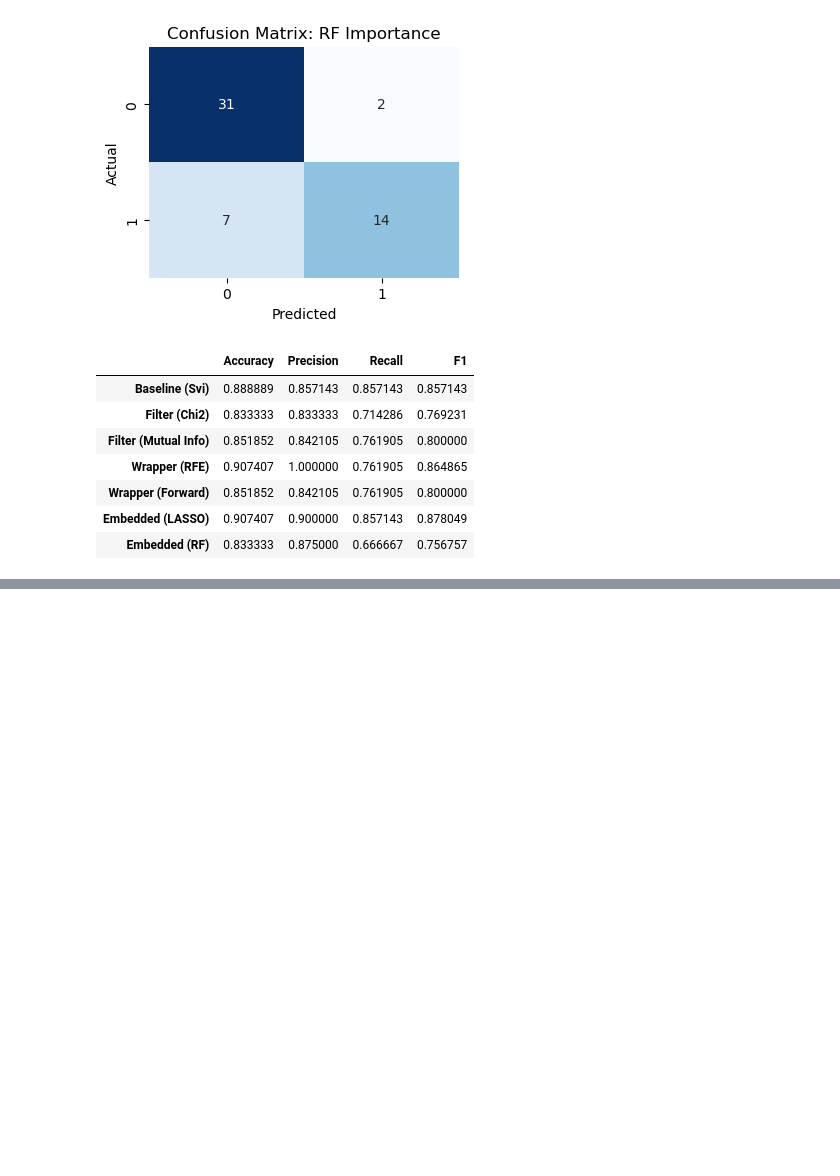
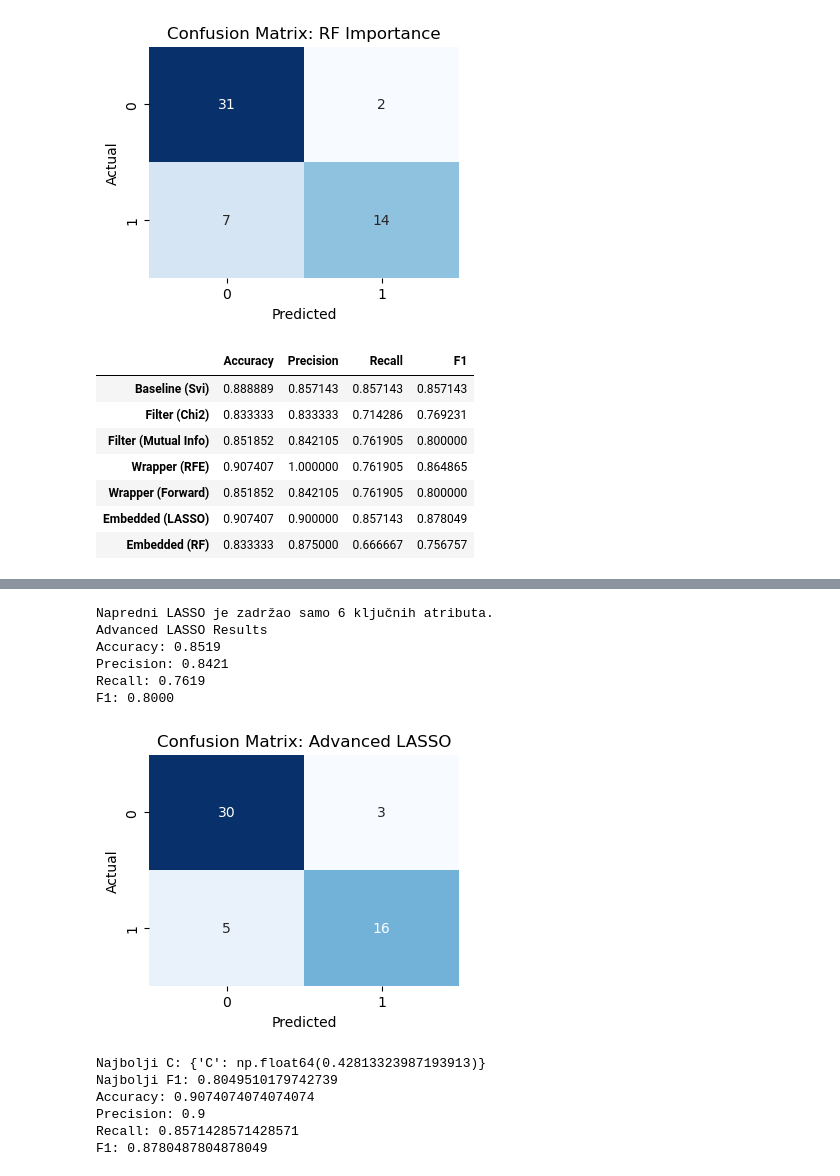
Before and after one commit to iva2410/prikupljanje-i-preobrada-inforamcija, a Jupyter notebook: featureselection.ipynb, the cells around one changed output, grey strips where cells are left out. Drawn from its saved outputs; the diff is of its cells as text; code cells hidden in the pictures; blank space fills up the shorter version.

```diff
--- a/featureselection.ipynb
+++ b/featureselection.ipynb
@@ -391,0 +448,70 @@ plt.show()
+# %%
+# Jača L1 regularizacija za postizanje Sparse strukture
+advanced_lasso = LogisticRegression(
+    penalty='l1',
+    solver='liblinear',
+    C=0.05,  # Manji C = strog kriterijum selekcije
+    random_state=42
+)
+advanced_lasso.fit(X_train_scaled, y_train)
+
+# Izdvajanje atributa koji su "preživeli" strog filter
+sparse_features = X.columns[advanced_lasso.coef_[0] != 0]
+print(f"Napredni LASSO je zadržao samo {len(sparse_features)} ključnih atributa.")
+advanced_lasso_results = evaluate_model(advanced_lasso, X_test_scaled, y_test, "Advanced LASSO")
+# %% [output]
+Napredni LASSO je zadržao samo 6 ključnih atributa.
+Advanced LASSO Results
+Accuracy: 0.8519
+Precision: 0.8421
+Recall: 0.7619
+F1: 0.8000
+[figure, added]
+# %%
+from sklearn.model_selection import GridSearchCV
+
+param_grid = {
+    'C': np.logspace(-3, 2, 20)  # od 0.001 do 100
+}
+
+lasso = LogisticRegression(
+    penalty='l1',
+    solver='liblinear',
+    max_iter=1000,
+    random_state=42
+)
+
+grid_search = GridSearchCV(
+    lasso,
+    param_grid,
+    cv=5,
+    scoring='f1',
+    n_jobs=-1
+)
+
+grid_search.fit(X_train_scaled, y_train)
+
+print("Najbolji C:", grid_search.best_params_)
+print("Najbolji F1:", grid_search.best_score_)
+best_lasso = grid_search.best_estimator_
+
+y_pred_best = best_lasso.predict(X_test_scaled)
+
+print("Accuracy:", accuracy_score(y_test, y_pred_best))
+print("Precision:", precision_score(y_test, y_pred_best))
+print("Recall:", recall_score(y_test, y_pred_best))
+print("F1:", f1_score(y_test, y_pred_best))
+
+lasso_optimized_results = {
+    'Accuracy': accuracy_score(y_test, y_pred_best),
+    'Precision': precision_score(y_test, y_pred_best),
+    'Recall': recall_score(y_test, y_pred_best),
+    'F1': f1_score(y_test, y_pred_best)
+}
+# %% [output]
+Najbolji C: {'C': np.float64(0.42813323987193913)}
+Najbolji F1: 0.8049510179742739
+Accuracy: 0.9074074074074074
+Precision: 0.9
+Recall: 0.8571428571428571
+F1: 0.8780487804878049
```
Also changed, not shown: parts of 38 cells of this notebook, 2 other files.
